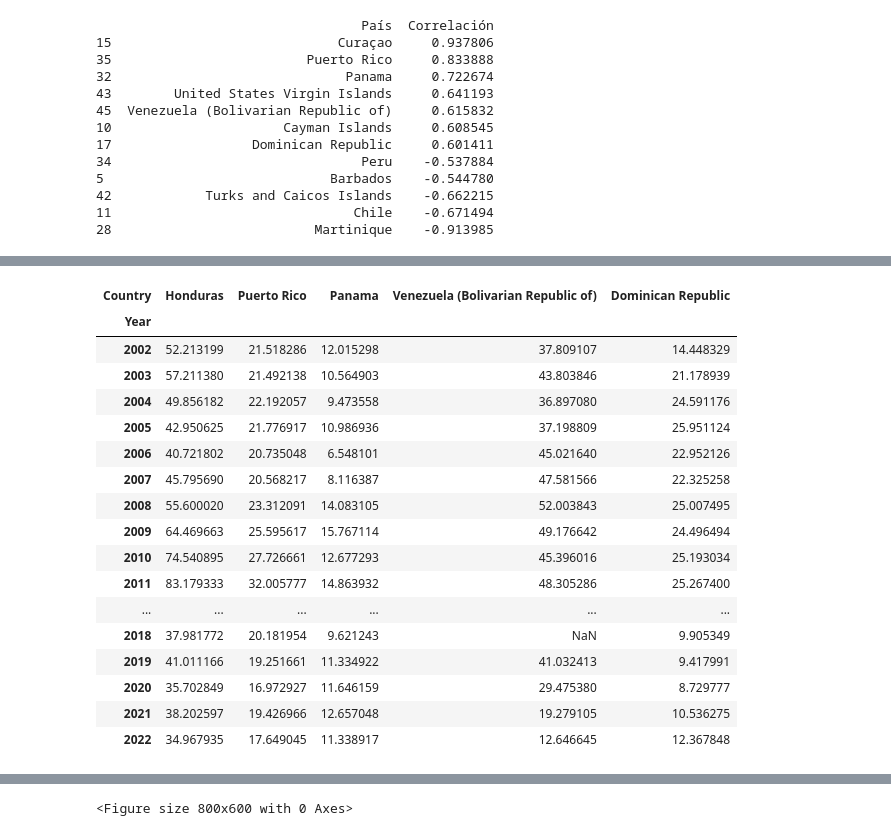
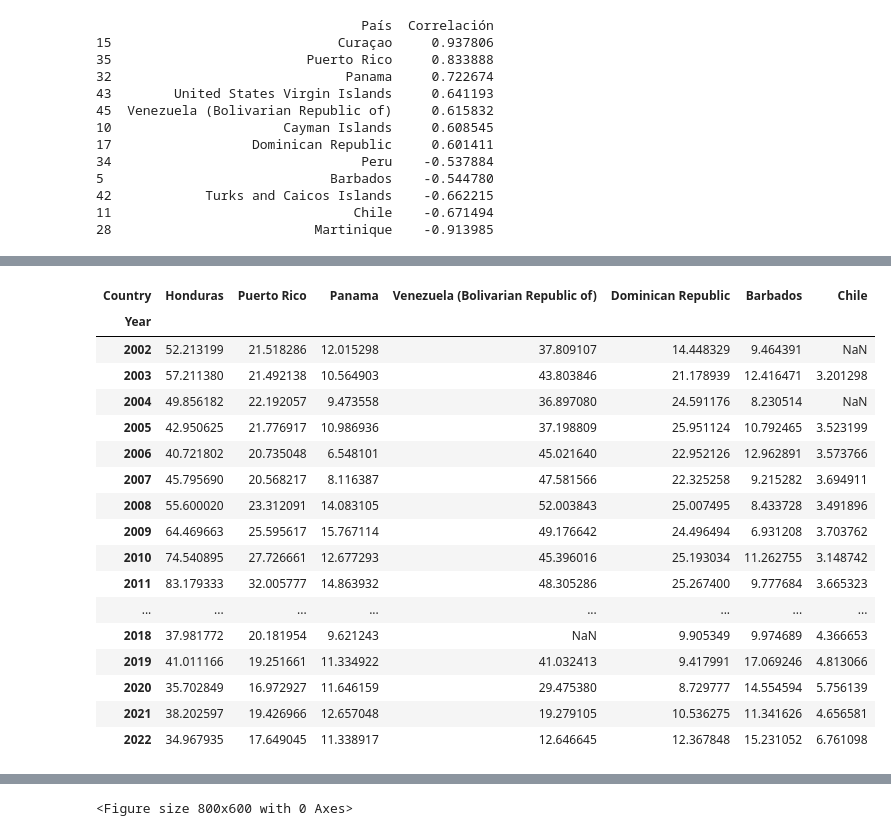
Before and after one commit to lehcimhdz/eda_honduras, a Jupyter notebook: eda_honduras.ipynb, the cells around one changed output, grey strips where cells are left out. Drawn from its saved outputs; the diff is of its cells as text; code cells hidden in the pictures.

```diff
--- a/eda_honduras.ipynb
+++ b/eda_honduras.ipynb
@@ -258,7 +279,7 @@ print(corr_true_honduras)
 11                               Chile    -0.671494
 28                          Martinique    -0.913985
 # %%
-dispersion = latam_pivot[['Honduras', 'Curaçao', 'Puerto Rico', 'Panama', 'United States Virgin Islands', 'Venezuela (Bolivarian Republic of)', 'Cayman Islands', 'Dominican Republic']]
+dispersion = latam_pivot[['Honduras', 'Curaçao', 'Puerto Rico', 'Panama', 'United States Virgin Islands', 'Venezuela (Bolivarian Republic of)', 'Cayman Islands', 'Dominican Republic', 'Peru', 'Barbados', 'Turks and Caicos Islands', 'Chile', 'Martinique']]
 dispersion
 # %% [output]
 | Country | Honduras | Curaçao | Puerto Rico | Panama | United States Virgin Islands | Venezuela (Bolivarian Republic of) | Cayman Islands | ... |
@@ -280,24 +301,24 @@ dispersion
 | 2021 | 38.202597 | NaN | 19.426966 | 12.657048 | NaN | 19.279105 | NaN | ... |
 | 2022 | 34.967935 | NaN | 17.649045 | 11.338917 | NaN | 12.646645 | NaN | ... |
 # %%
-dispersion = dispersion[['Honduras', 'Puerto Rico', 'Panama', 'Venezuela (Bolivarian Republic of)', 'Dominican Republic']]
+dispersion = dispersion[['Honduras', 'Puerto Rico', 'Panama', 'Venezuela (Bolivarian Republic of)', 'Dominican Republic', 'Barbados', 'Chile']]
 dispersion
 # %% [output]
-| Country | Honduras | Puerto Rico | Panama | Venezuela (Bolivarian Republic of) | Dominican Republic |
-| Year |  |  |  |  |  |
-| 2002 | 52.213199 | 21.518286 | 12.015298 | 37.809107 | 14.448329 |
-| 2003 | 57.211380 | 21.492138 | 10.564903 | 43.803846 | 21.178939 |
-| 2004 | 49.856182 | 22.192057 | 9.473558 | 36.897080 | 24.591176 |
-| 2005 | 42.950625 | 21.776917 | 10.986936 | 37.198809 | 25.951124 |
-| 2006 | 40.721802 | 20.735048 | 6.548101 | 45.021640 | 22.952126 |
-| 2007 | 45.795690 | 20.568217 | 8.116387 | 47.581566 | 22.325258 |
-| 2008 | 55.600020 | 23.312091 | 14.083105 | 52.003843 | 25.007495 |
-| 2009 | 64.469663 | 25.595617 | 15.767114 | 49.176642 | 24.496494 |
-| 2010 | 74.540895 | 27.726661 | 12.677293 | 45.396016 | 25.193034 |
-| 2011 | 83.179333 | 32.005777 | 14.863932 | 48.305286 | 25.267400 |
-| ... | ... | ... | ... | ... | ... |
-| 2018 | 37.981772 | 20.181954 | 9.621243 | NaN | 9.905349 |
-| 2019 | 41.011166 | 19.251661 | 11.334922 | 41.032413 | 9.417991 |
-| 2020 | 35.702849 | 16.972927 | 11.646159 | 29.475380 | 8.729777 |
-| 2021 | 38.202597 | 19.426966 | 12.657048 | 19.279105 | 10.536275 |
-| 2022 | 34.967935 | 17.649045 | 11.338917 | 12.646645 | 12.367848 |
+| Country | Honduras | Puerto Rico | Panama | Venezuela (Bolivarian Republic of) | Dominican Republic | Barbados | Chile |
+| Year |  |  |  |  |  |  |  |
+| 2002 | 52.213199 | 21.518286 | 12.015298 | 37.809107 | 14.448329 | 9.464391 | NaN |
+| 2003 | 57.211380 | 21.492138 | 10.564903 | 43.803846 | 21.178939 | 12.416471 | 3.201298 |
+| 2004 | 49.856182 | 22.192057 | 9.473558 | 36.897080 | 24.591176 | 8.230514 | NaN |
+| 2005 | 42.950625 | 21.776917 | 10.986936 | 37.198809 | 25.951124 | 10.792465 | 3.523199 |
+| 2006 | 40.721802 | 20.735048 | 6.548101 | 45.021640 | 22.952126 | 12.962891 | 3.573766 |
+| 2007 | 45.795690 | 20.568217 | 8.116387 | 47.581566 | 22.325258 | 9.215282 | 3.694911 |
+| 2008 | 55.600020 | 23.312091 | 14.083105 | 52.003843 | 25.007495 | 8.433728 | 3.491896 |
+| 2009 | 64.469663 | 25.595617 | 15.767114 | 49.176642 | 24.496494 | 6.931208 | 3.703762 |
+| 2010 | 74.540895 | 27.726661 | 12.677293 | 45.396016 | 25.193034 | 11.262755 | 3.148742 |
+| 2011 | 83.179333 | 32.005777 | 14.863932 | 48.305286 | 25.267400 | 9.777684 | 3.665323 |
+| ... | ... | ... | ... | ... | ... | ... | ... |
+| 2018 | 37.981772 | 20.181954 | 9.621243 | NaN | 9.905349 | 9.974689 | 4.366653 |
+| 2019 | 41.011166 | 19.251661 | 11.334922 | 41.032413 | 9.417991 | 17.069246 | 4.813066 |
+| 2020 | 35.702849 | 16.972927 | 11.646159 | 29.475380 | 8.729777 | 14.554594 | 5.756139 |
+| 2021 | 38.202597 | 19.426966 | 12.657048 | 19.279105 | 10.536275 | 11.341626 | 4.656581 |
+| 2022 | 34.967935 | 17.649045 | 11.338917 | 12.646645 | 12.367848 | 15.231052 | 6.761098 |
```
Also changed, not shown: parts of 13 cells of this notebook.
